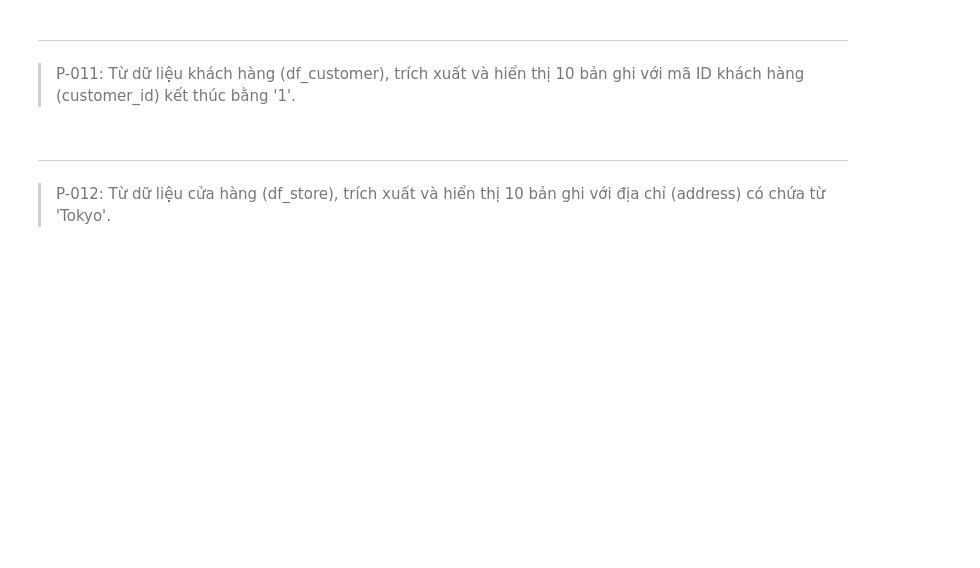
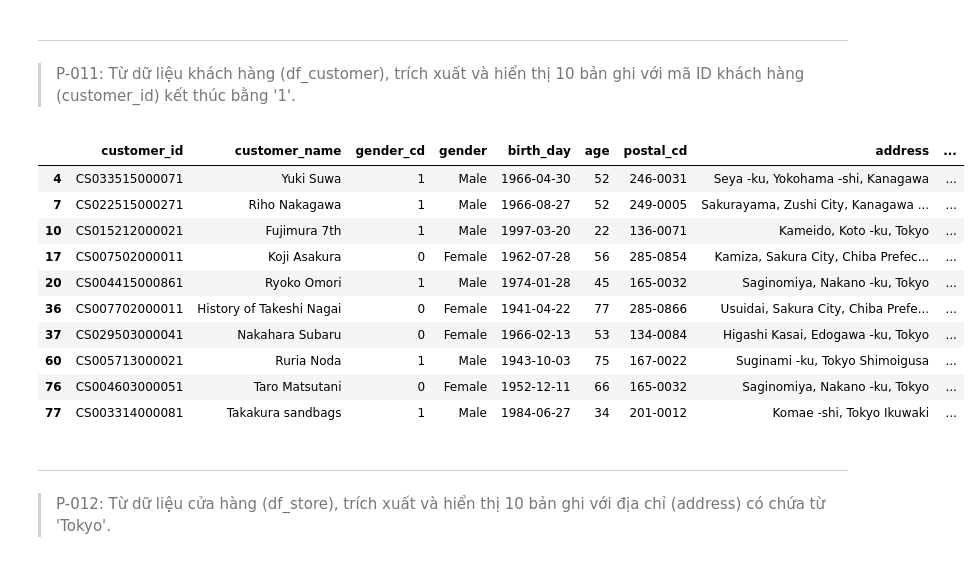
Before and after one commit to quoc-duc/LearnPandas, a Jupyter notebook: notebooks_vn/exercises/100_bai_tap_pandas_vn_exes.ipynb, the cells around one changed output. Drawn from its saved outputs; the diff is of its cells as text; code cells hidden in the pictures; blank space fills up the shorter version.

```diff
--- a/notebooks_vn/exercises/100_bai_tap_pandas_vn_exes.ipynb
+++ b/notebooks_vn/exercises/100_bai_tap_pandas_vn_exes.ipynb
@@ -219,6 +233,20 @@ Từ dữ liệu cửa hàng (df_store), trích xuất và hiển thị 10 bản
 ---
 > P-011:
 Từ dữ liệu khách hàng (df_customer), trích xuất và hiển thị 10 bản ghi với mã ID khách hàng (customer_id) kết thúc bằng '1'.
+# %%
+df_customer.query("customer_id.str.endswith('1')", engine='python').head(10)
+# %% [output]
+|  | customer_id | customer_name | gender_cd | gender | birth_day | age | postal_cd | address | ... |
+| 4 | CS033515000071 | Yuki Suwa | 1 | Male | 1966-04-30 | 52 | 246-0031 | Seya -ku, Yokohama -shi, Kanagawa | ... |
+| 7 | CS022515000271 | Riho Nakagawa | 1 | Male | 1966-08-27 | 52 | 249-0005 | Sakurayama, Zushi City, Kanagawa ... | ... |
+| 10 | CS015212000021 | Fujimura 7th | 1 | Male | 1997-03-20 | 22 | 136-0071 | Kameido, Koto -ku, Tokyo | ... |
+| 17 | CS007502000011 | Koji Asakura | 0 | Female | 1962-07-28 | 56 | 285-0854 | Kamiza, Sakura City, Chiba Prefec... | ... |
+| 20 | CS004415000861 | Ryoko Omori | 1 | Male | 1974-01-28 | 45 | 165-0032 | Saginomiya, Nakano -ku, Tokyo | ... |
+| 36 | CS007702000011 | History of Takeshi Nagai | 0 | Female | 1941-04-22 | 77 | 285-0866 | Usuidai, Sakura City, Chiba Prefe... | ... |
+| 37 | CS029503000041 | Nakahara Subaru | 0 | Female | 1966-02-13 | 53 | 134-0084 | Higashi Kasai, Edogawa -ku, Tokyo | ... |
+| 60 | CS005713000021 | Ruria Noda | 1 | Male | 1943-10-03 | 75 | 167-0022 | Suginami -ku, Tokyo Shimoigusa | ... |
+| 76 | CS004603000051 | Taro Matsutani | 0 | Female | 1952-12-11 | 66 | 165-0032 | Saginomiya, Nakano -ku, Tokyo | ... |
+| 77 | CS003314000081 | Takakura sandbags | 1 | Male | 1984-06-27 | 34 | 201-0012 | Komae -shi, Tokyo Ikuwaki | ... |
 # %% [markdown]
 ---
 > P-012:
```
Also changed, not shown: parts of 3 cells of this notebook.
